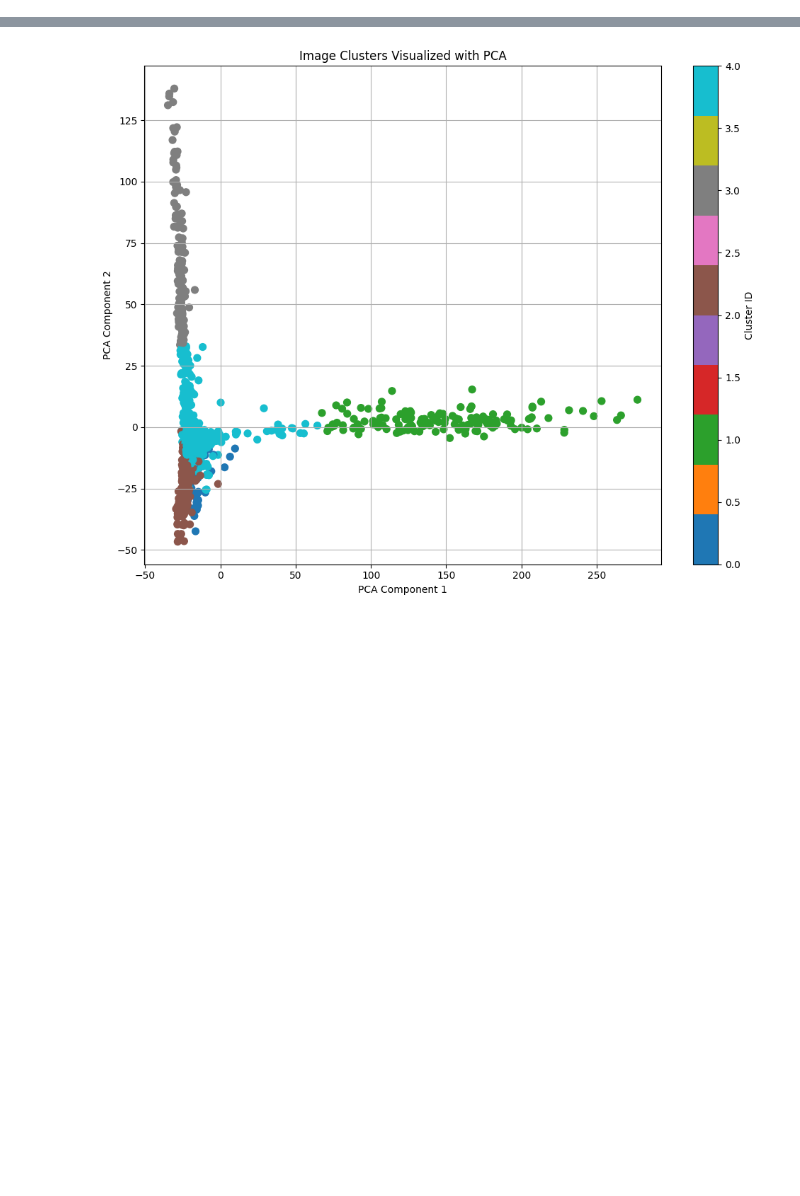
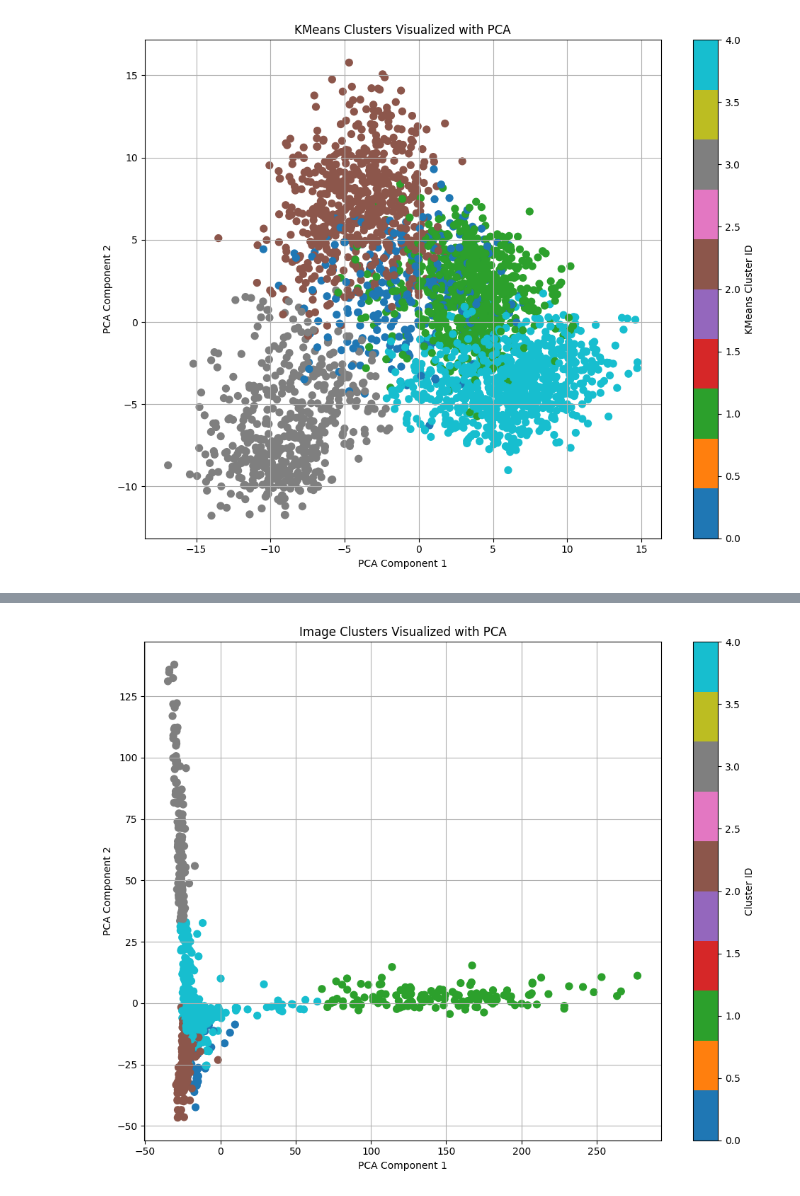
Before and after one commit to Shadhin-f/Machine-Learning, a Jupyter notebook: Skin-Diaseses-test/cluster.ipynb, the cells around one changed output, grey strips where cells are left out. Saved outputs shown, nothing was run; the diff lists cells and outputs as text; code cells hidden in the pictures; blank space fills up the shorter version.

```diff
--- a/Skin-Diaseses-test/cluster.ipynb
+++ b/Skin-Diaseses-test/cluster.ipynb
@@ -96,0 +162,98 @@ plt.show()
+# %%
+# Both kn and HDBSCAN clustering with UMAP visualization
+import os
+import shutil
+import numpy as np
+import matplotlib.pyplot as plt
+from sklearn.cluster import KMeans
+from sklearn.decomposition import PCA
+import umap
+import hdbscan
+from tensorflow.keras.applications.mobilenet_v2 import MobileNetV2, preprocess_input
+from tensorflow.keras.preprocessing import image
+
+# === Config ===
+image_folder = r"C:\Users\User\Downloads\Skin-disease-dataset\output_skin_clean"
+output_dir = "grouped_images_umap_hdbscan_v6"
+k = 5  # number of KMeans clusters for visualization only
+
+# === Step 0: Feature extraction ===
+print("Extracting features from images...")
+model = MobileNetV2(weights='imagenet', include_top=False, pooling='avg')
+
+def extract_features(img_path):
+    img = image.load_img(img_path, target_size=(224, 224))
+    x = image.img_to_array(img)
+    x = preprocess_input(x)
+    x = np.expand_dims(x, axis=0)
+    features = model.predict(x)
+    return features[0]
+
+features = []
+filenames = []
+
+for fname in os.listdir(image_folder):
+    if fname.lower().endswith((".jpg", ".png", ".jpeg")):
+        path = os.path.join(image_folder, fname)
+        feat = extract_features(path)
+        features.append(feat)
+        filenames.append(fname)
+
+features = np.array(features, dtype=np.float64)
+print(f"Extracted features for {len(filenames)} images.")
+
+# === Step 1: KMeans clustering + PCA visualization ===
+print("Running KMeans clustering for visualization...")
+kmeans = KMeans(n_clusters=k, random_state=42)
+kmeans_labels = kmeans.fit_predict(features)
+
+pca = PCA(n_components=2)
+pca_features = pca.fit_transform(features)
+
+# Plot KMeans clusters
+plt.figure(figsize=(10, 8))
+scatter = plt.scatter(pca_features[:, 0], pca_features[:, 1], c=kmeans_labels, cmap='tab10', s=50)
+plt.title("KMeans Clusters Visualized with PCA")
+plt.xlabel("PCA Component 1")
+plt.ylabel("PCA Component 2")
+plt.colorbar(scatter, label="KMeans Cluster ID")
+plt.grid(True)
+plt.tight_layout()
+plt.show()
+
+# === Step 2: UMAP dimensionality reduction ===
+print("Running UMAP dimensionality reduction...")
+umap_model = umap.UMAP(n_neighbors=15, min_dist=0.1, n_components=2, random_state=42)
+umap_embeddings = umap_model.fit_transform(features)
+
+# === Step 3: HDBSCAN clustering ===
+print("Running HDBSCAN clustering...")
+hdb = hdbscan.HDBSCAN(min_cluster_size=50)
+hdb_labels = hdb.fit_predict(umap_embeddings)
+
+# === Step 4: Save images grouped by HDBSCAN clusters ===
+print(f"Saving images into folders under '{output_dir}'...")
+os.makedirs(output_dir, exist_ok=True)
+
+for fname, cluster_id in zip(filenames, hdb_labels):
+    cluster_name = f"cluster_{cluster_id}" if cluster_id != -1 else "noise"
+    cluster_path = os.path.join(output_dir, cluster_name)
+    os.makedirs(cluster_path, exist_ok=True)
+
+    src = os.path.join(image_folder, fname)
+    dst = os.path.join(cluster_path, fname)
+    shutil.copy(src, dst)
+
+print("✅ Images grouped into folders by UMAP + HDBSCAN clusters.")
+
+# === Step 5: Visualize UMAP + HDBSCAN clusters ===
+plt.figure(figsize=(10, 8))
+scatter = plt.scatter(umap_embeddings[:, 0], umap_embeddings[:, 1], c=hdb_labels, cmap='tab10', s=50)
+plt.title("Skin Disease Clusters (UMAP + HDBSCAN)")
+plt.xlabel("UMAP Dimension 1")
+plt.ylabel("UMAP Dimension 2")
+plt.colorbar(scatter, label="HDBSCAN Cluster ID")
+plt.grid(True)
+plt.tight_layout()
+plt.show()
+# %% [output]
@@ -96,0 +277 @@ plt.show()
+[figure, added]
```
Also changed, not shown: parts of 15 cells of this notebook, 6 other files.
